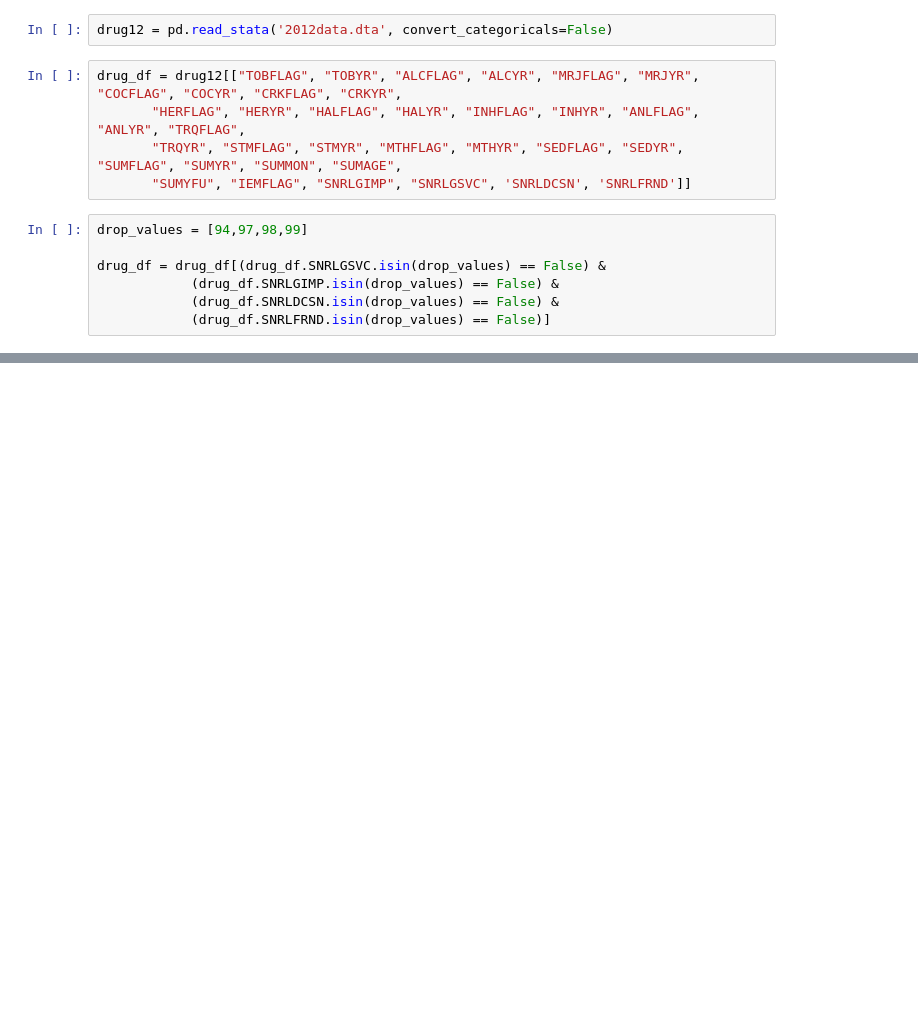
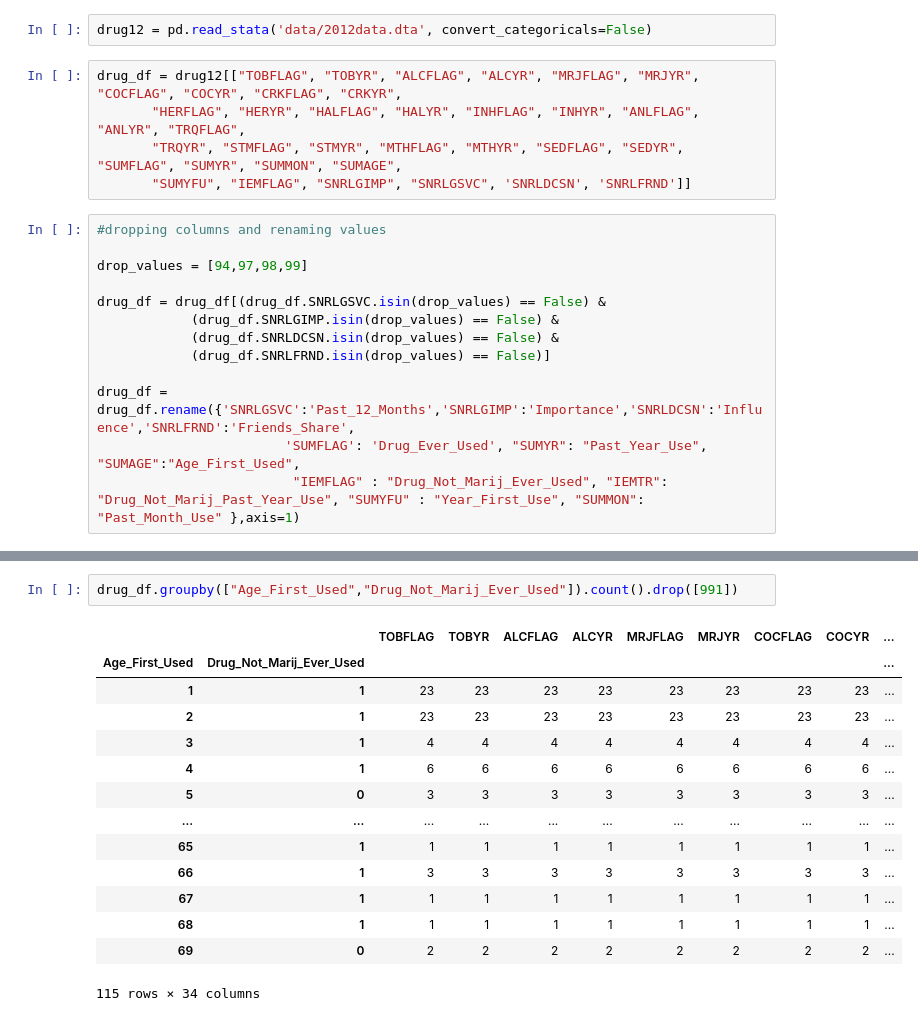
Before and after one commit to zaxiang/DDS_Project, a Jupyter notebook: Drug_and_Religious_Dataset_Lana.ipynb, the cells around one changed output, grey strips where cells are left out. Drawn from its saved outputs; the diff is of its cells as text; blank space fills up the shorter version.

```diff
--- a/Drug_and_Religious_Dataset_Lana.ipynb
+++ b/Drug_and_Religious_Dataset_Lana.ipynb
@@ -4,14 +5,20 @@ import numpy as np
 # %%
-drug12 = pd.read_stata('2012data.dta', convert_categoricals=False)
+drug12 = pd.read_stata('data/2012data.dta', convert_categoricals=False)
 # %%
 drug_df = drug12[["TOBFLAG", "TOBYR", "ALCFLAG", "ALCYR", "MRJFLAG", "MRJYR", "COCFLAG", "COCYR", "CRKFLAG", "CRKYR",
        "HERFLAG", "HERYR", "HALFLAG", "HALYR", "INHFLAG", "INHYR", "ANLFLAG", "ANLYR", "TRQFLAG",
        "TRQYR", "STMFLAG", "STMYR", "MTHFLAG", "MTHYR", "SEDFLAG", "SEDYR", "SUMFLAG", "SUMYR", "SUMMON", "SUMAGE",
        "SUMYFU", "IEMFLAG", "SNRLGIMP", "SNRLGSVC", 'SNRLDCSN', 'SNRLFRND']]
 # %%
+#dropping columns and renaming values
+
 drop_values = [94,97,98,99]
 
 drug_df = drug_df[(drug_df.SNRLGSVC.isin(drop_values) == False) &
             (drug_df.SNRLGIMP.isin(drop_values) == False) &
             (drug_df.SNRLDCSN.isin(drop_values) == False) &
             (drug_df.SNRLFRND.isin(drop_values) == False)]
+
+drug_df = drug_df.rename({'SNRLGSVC':'Past_12_Months','SNRLGIMP':'Importance','SNRLDCSN':'Influence','SNRLFRND':'Friends_Share',
+                        'SUMFLAG': 'Drug_Ever_Used', "SUMYR": "Past_Year_Use", "SUMAGE":"Age_First_Used",
+                         "IEMFLAG" : "Drug_Not_Marij_Ever_Used", "IEMTR": "Drug_Not_Marij_Past_Year_Use", "SUMYFU" : "Year_First_Use", "SUMMON": "Past_Month_Use" },axis=1)
@@ -17,0 +195,17 @@ drug_df = drug_df[(drug_df.SNRLGSVC.isin(drop_values) == False) &
+# %%
+drug_df.groupby(["Age_First_Used","Drug_Not_Marij_Ever_Used"]).count().drop([991])
+# %% [output]
+|  |  | TOBFLAG | TOBYR | ALCFLAG | ALCYR | MRJFLAG | MRJYR | COCFLAG | COCYR | ... |
+| Age_First_Used | Drug_Not_Marij_Ever_Used |  |  |  |  |  |  |  |  | ... |
+| 1 | 1 | 23 | 23 | 23 | 23 | 23 | 23 | 23 | 23 | ... |
+| 2 | 1 | 23 | 23 | 23 | 23 | 23 | 23 | 23 | 23 | ... |
+| 3 | 1 | 4 | 4 | 4 | 4 | 4 | 4 | 4 | 4 | ... |
+| 4 | 1 | 6 | 6 | 6 | 6 | 6 | 6 | 6 | 6 | ... |
+| 5 | 0 | 3 | 3 | 3 | 3 | 3 | 3 | 3 | 3 | ... |
+| ... | ... | ... | ... | ... | ... | ... | ... | ... | ... | ... |
+| 65 | 1 | 1 | 1 | 1 | 1 | 1 | 1 | 1 | 1 | ... |
+| 66 | 1 | 3 | 3 | 3 | 3 | 3 | 3 | 3 | 3 | ... |
+| 67 | 1 | 1 | 1 | 1 | 1 | 1 | 1 | 1 | 1 | ... |
+| 68 | 1 | 1 | 1 | 1 | 1 | 1 | 1 | 1 | 1 | ... |
+| 69 | 0 | 2 | 2 | 2 | 2 | 2 | 2 | 2 | 2 | ... |
+115 rows × 34 columns
```
Also changed, not shown: parts of 30 cells of this notebook.
